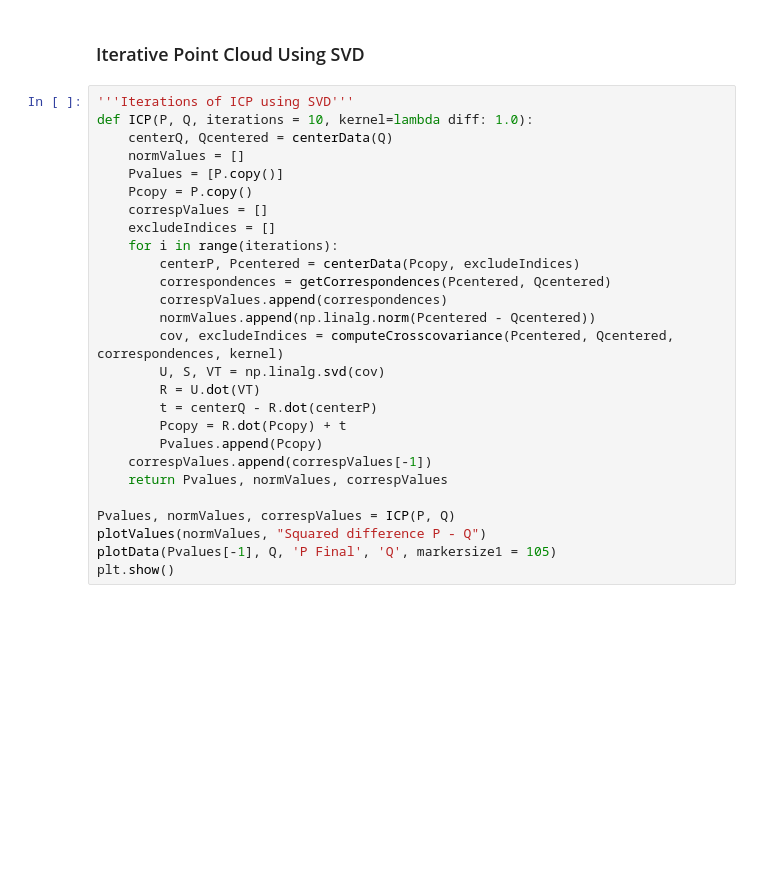
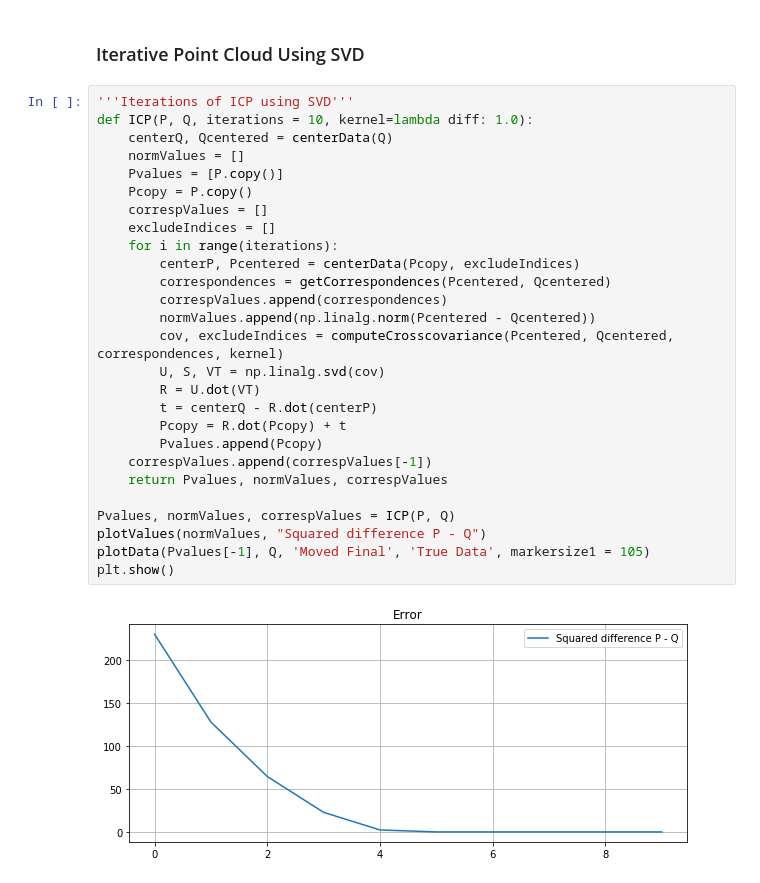
Before and after one commit to JyotiSunkara/ICP, a Jupyter notebook: Iterative Closest Point Using Singular Value Decomposition.ipynb, the cells around one changed output. Saved outputs shown, nothing was run; the diff lists cells and outputs as text; blank space fills up the shorter version.

```diff
--- a/Iterative Closest Point Using Singular Value Decomposition.ipynb
+++ b/Iterative Closest Point Using Singular Value Decomposition.ipynb
@@ -190,27 +211,29 @@ print("Squared difference (P Corrected - Q): ", np.linalg.norm(Pcorrected - Q))
 # %%
 '''Iterations of ICP using SVD'''
 def ICP(P, Q, iterations = 10, kernel=lambda diff: 1.0):
     centerQ, Qcentered = centerData(Q)
     normValues = []
     Pvalues = [P.copy()]
     Pcopy = P.copy()
     correspValues = []
     excludeIndices = []
     for i in range(iterations):
         centerP, Pcentered = centerData(Pcopy, excludeIndices)
         correspondences = getCorrespondences(Pcentered, Qcentered)
         correspValues.append(correspondences)
         normValues.append(np.linalg.norm(Pcentered - Qcentered))
         cov, excludeIndices = computeCrosscovariance(Pcentered, Qcentered, correspondences, kernel)
         U, S, VT = np.linalg.svd(cov)
         R = U.dot(VT)
         t = centerQ - R.dot(centerP)
         Pcopy = R.dot(Pcopy) + t
         Pvalues.append(Pcopy)
     correspValues.append(correspValues[-1])
     return Pvalues, normValues, correspValues
 
 Pvalues, normValues, correspValues = ICP(P, Q)
 plotValues(normValues, "Squared difference P - Q")
-plotData(Pvalues[-1], Q, 'P Final', 'Q', markersize1 = 105)
+plotData(Pvalues[-1], Q, 'Moved Final', 'True Data', markersize1 = 105)
 plt.show()
+# %% [output]
+[figure, added]
```
Also changed, not shown: parts of 8 cells of this notebook, 3 other files.
